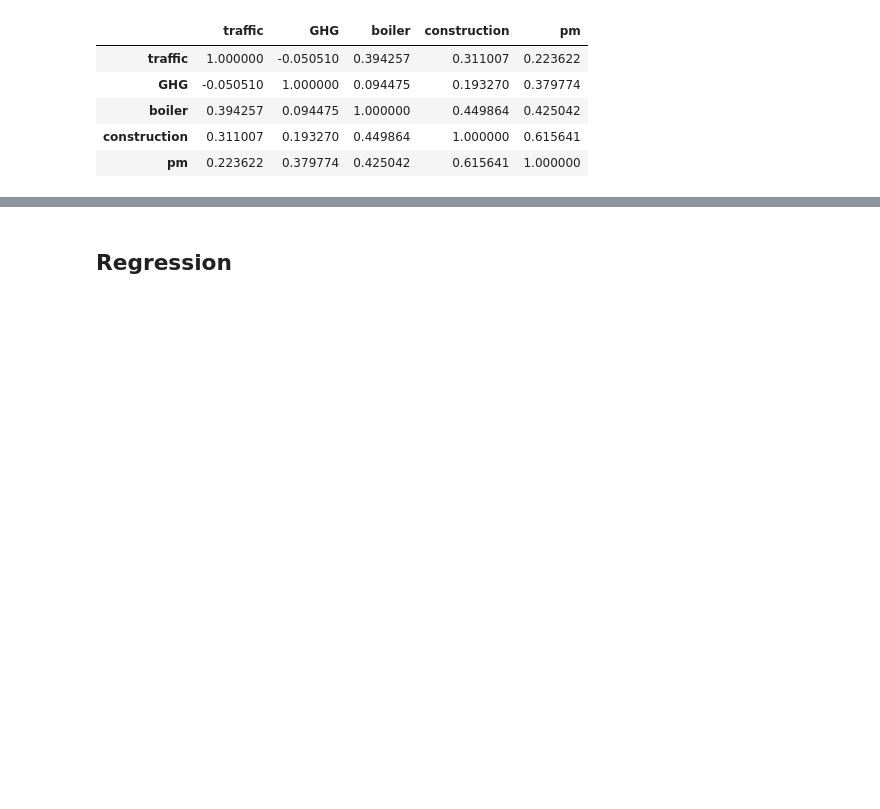
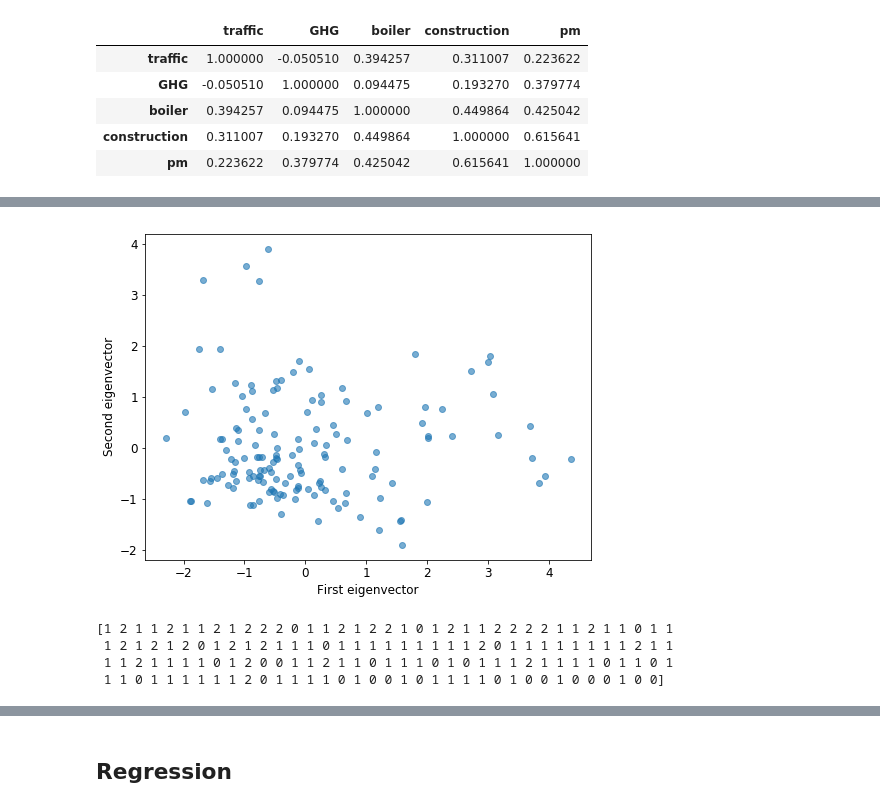
Before and after one commit to lingyielia/Civic, a Jupyter notebook: final_project/4-regression.ipynb, the cells around one changed output, grey strips where cells are left out. Drawn from its saved outputs; the diff is of its cells as text; code cells hidden in the pictures; blank space fills up the shorter version.

```diff
--- a/final_project/4-regression.ipynb
+++ b/final_project/4-regression.ipynb
@@ -281,0 +339,25 @@ df.iloc[:, 1:-1].corr()
+# %%
+plt.figure(2, figsize=(8, 6))
+plt.clf()
+plt.scatter(Xproj[:, 0], Xproj[:, 1], cmap=plt.cm.cool, alpha=0.6)
+plt.xlabel('First eigenvector')
+plt.ylabel('Second eigenvector')
+plt.show()
+# %% [output]
+[figure, added]
+# %%
+n=3 # number of clusters
+dd=data1 #data
+#tar=y # real target
+
+#train the model.
+km=KMeans(random_state=324,n_clusters=n)
+res=km.fit(dd)
+#result.
+print(res.labels_)
+# print res.predict(dd)
+# %% [output]
+[1 2 1 1 2 1 1 2 1 2 2 2 0 1 1 2 1 2 2 1 0 1 2 1 1 2 2 2 2 1 1 2 1 1 0 1 1
+ 1 2 1 2 1 2 0 1 2 1 2 1 1 1 0 1 1 1 1 1 1 1 1 1 2 0 1 1 1 1 1 1 1 1 2 1 1
+ 1 1 2 1 1 1 1 0 1 2 0 0 1 1 2 1 1 0 1 1 1 0 1 0 1 1 1 2 1 1 1 1 0 1 1 0 1
+ 1 1 0 1 1 1 1 1 1 2 0 1 1 1 1 0 1 0 0 1 0 1 1 1 1 0 1 0 0 1 0 0 0 1 0 0]
```
Also changed, not shown: parts of 21 cells of this notebook.
